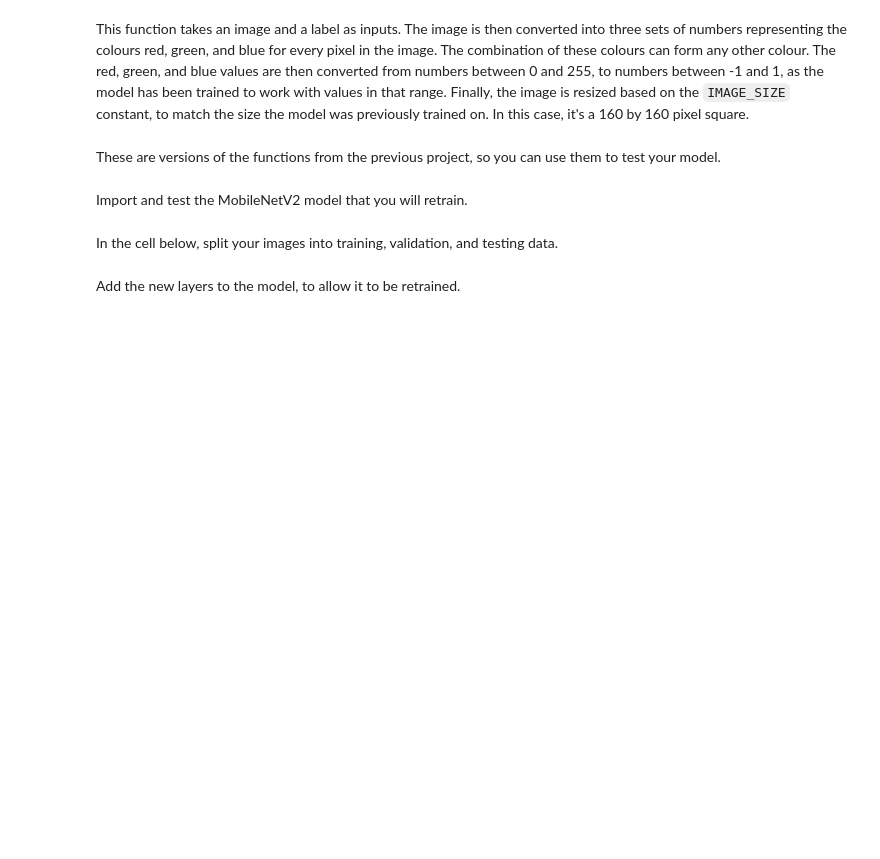
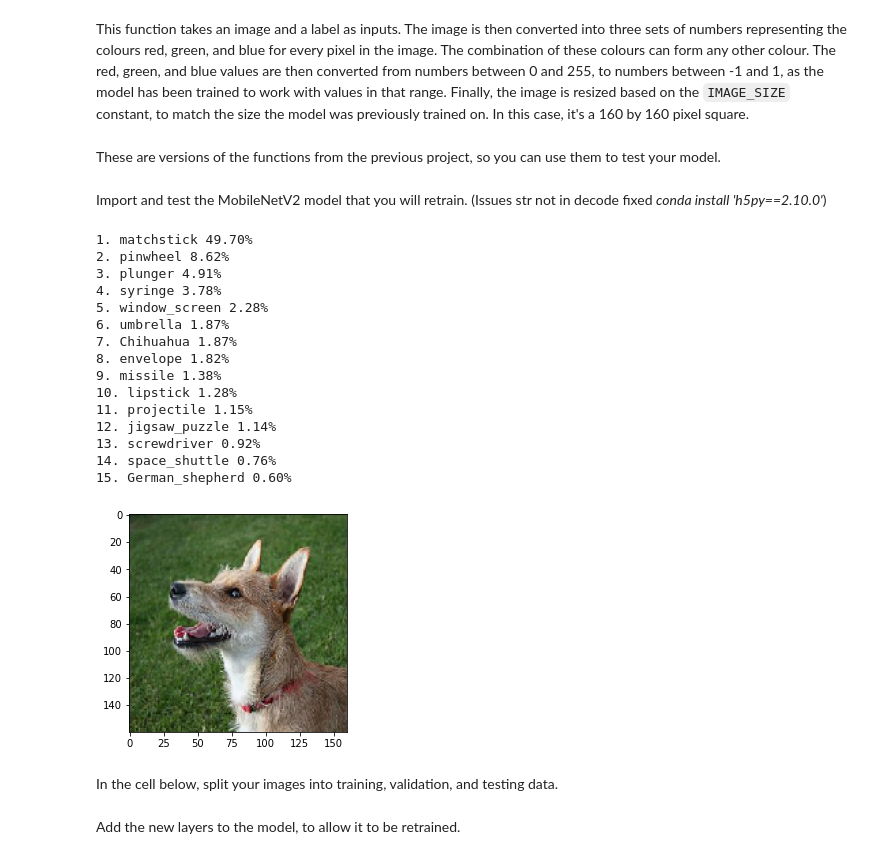
Before and after one commit to Michael-McD/SimpleClassifier, a Jupyter notebook: starter_model.ipynb, the cells around one changed output. Cells and saved outputs as stored; diff of their text form; code cells hidden in the pictures; blank space fills up the shorter version.

```diff
--- a/starter_model.ipynb
+++ b/starter_model.ipynb
@@ -86,7 +90,28 @@ def predict_image(image_url):
   labels = metadata.features['label'].names
   print(labels[prediction_result.argmin()])
 # %% [markdown]
-Import and test the MobileNetV2 model that you will retrain.
+Import and test the MobileNetV2 model that you will retrain. (Issues str not in decode fixed _conda install 'h5py==2.10.0'_)
+# %%
+IMAGE_SHAPE = (IMAGE_SIZE, IMAGE_SIZE, 3)
+original_model = tf.keras.applications.MobileNetV2(input_shape=IMAGE_SHAPE)
+predict_with_old_model('https://dojo.soy/predict-dog')
+# %% [output]
+1. matchstick 49.70%
+2. pinwheel 8.62%
+3. plunger 4.91%
+4. syringe 3.78%
+5. window_screen 2.28%
+6. umbrella 1.87%
+7. Chihuahua 1.87%
+8. envelope 1.82%
+9. missile 1.38%
+10. lipstick 1.28%
+11. projectile 1.15%
+12. jigsaw_puzzle 1.14%
+13. screwdriver 0.92%
+14. space_shuttle 0.76%
+15. German_shepherd 0.60%
+[figure, added]
 # %% [markdown]
 In the cell below, split your images into training, validation, and testing data.
 # %% [markdown]
```
Also changed, not shown: parts of 1 cell of this notebook, 2 other files.
